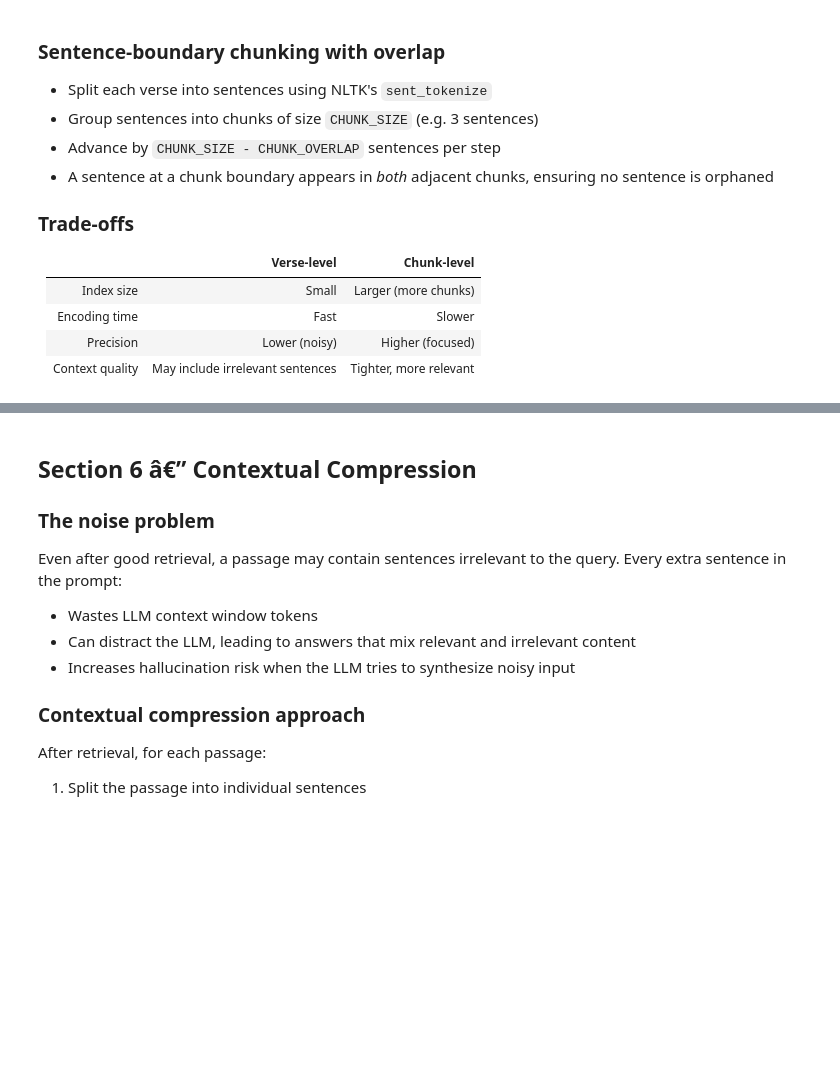
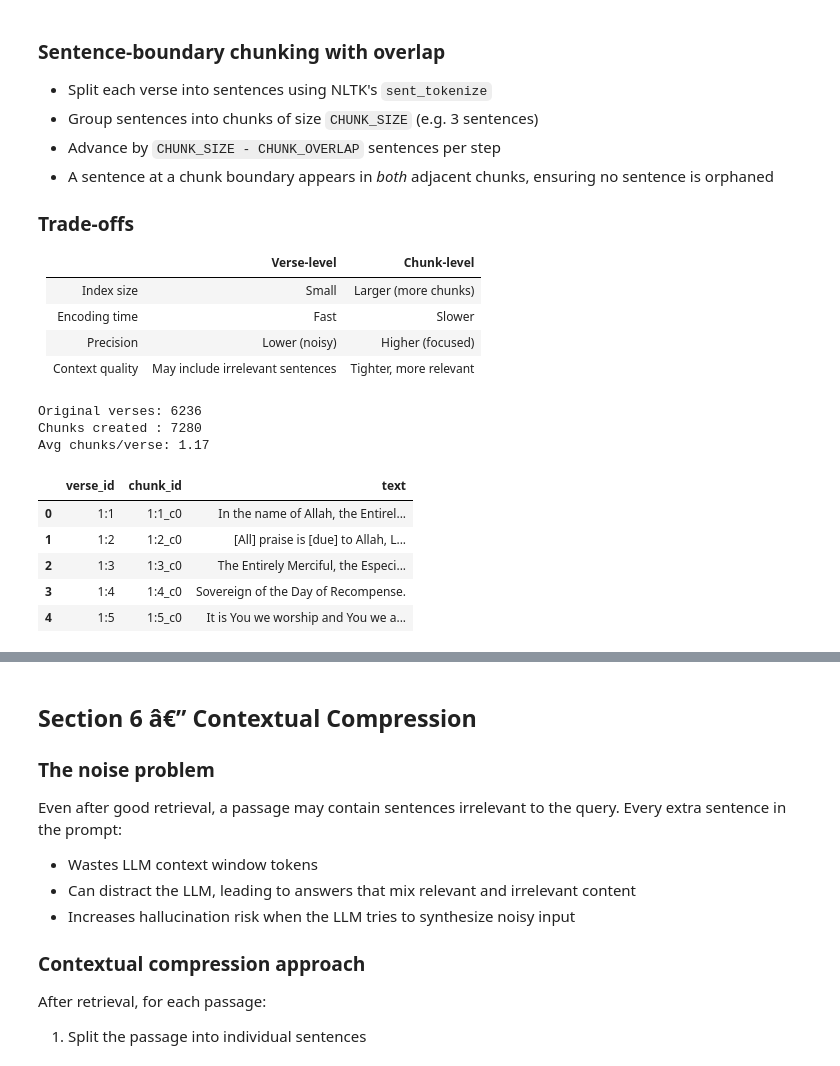
Before and after one commit to haqnawaz99/bow-embeddings, a Jupyter notebook: Claude/NB09_Advanced_RAG_Techniques.ipynb, the cells around one changed output, grey strips where cells are left out. Drawn from its saved outputs; the diff is of its cells as text; code cells hidden in the pictures; blank space fills up the shorter version.

```diff
--- a/Claude/NB09_Advanced_RAG_Techniques.ipynb
+++ b/Claude/NB09_Advanced_RAG_Techniques.ipynb
@@ -53,7 +53,8 @@ MODEL_NAME     = "all-MiniLM-L6-v2"
 CROSS_ENC_NAME = "cross-encoder/ms-marco-MiniLM-L-6-v2"
 GEN_MODEL      = "google/flan-t5-small"
 USE_LOCAL_LLM  = True
-MAX_VERSES     = 2500
+TEXT_COL       = "sahih"         # column used for embeddings
+EMBEDDINGS_DIR = Path("..") / "embeddings"  # shared cache folder
 TOP_K          = 4
 BM25_CANDIDATES = 20    # BM25 recall pool
 DENSE_CANDIDATES = 20   # SBERT recall pool
@@ -120,20 +126,35 @@ score(d) = sum over all systems S of: 1 / (k + rank_S(d))
 
 Where `k = 60` is a smoothing constant. Higher-ranked documents get higher scores; the constant `k` prevents top-1 from dominating overwhelmingly.
 # %%
-# BM25 index
+# BM25 index — built from token lists, no disk cache needed (fast)
 bm25 = BM25Okapi(df["bm25_tokens"].tolist())
 print("BM25 index built over", len(df), "verses")
 
-# SBERT index
+# SBERT index — load from cache if available, else encode and save
 print("Building SBERT index...")
 st_model = SentenceTransformer(MODEL_NAME)
-corpus_emb = st_model.encode(
-    df["daryabadi"].tolist(),
-    batch_size=64,
-    convert_to_numpy=True,
-    normalize_embeddings=True,
-    show_progress_bar=True,
-).astype(np.float32)
+
+EMBEDDINGS_DIR.mkdir(parents=True, exist_ok=True)
+cache_file = EMBEDDINGS_DIR / f"{MODEL_NAME.replace('/', '_')}_{TEXT_COL}.npy"
+
+if cache_file.exists():
+    print("Loading cached embeddings from:", cache_file)
+    corpus_emb = np.load(str(cache_file))
+    print("Loaded shape:", corpus_emb.shape)
+else:
+    print("Encoding", len(df), "verses (column:", TEXT_COL, ")...")
+    t0 = time.perf_counter()
+    corpus_emb = st_model.encode(
+        df[TEXT_COL].tolist(),
+        batch_size=64,
+        convert_to_numpy=True,
+        normalize_embeddings=True,
+        show_progress_bar=True,
+    ).astype(np.float32)
+    print("Encoded in", round(time.perf_counter() - t0, 2), "s")
+    np.save(str(cache_file), corpus_emb)
+    print("Saved embeddings to:", cache_file)
+
 corpus_emb = np.ascontiguousarray(corpus_emb)
 d = corpus_emb.shape[1]
 index_flat = faiss.IndexFlatIP(d)
@@ -168,7 +195,7 @@ def hybrid_retrieve(query, top_k=TOP_K, bm25_pool=BM25_CANDIDATES, dense_pool=DE
     for rank, (idx, score) in enumerate(ranked, 1):
         row = df.iloc[idx]
         results.append({"rank": rank, "verse_id": row["verse_id"],
-                         "text": row["daryabadi"], "rrf_score": round(score, 5)})
+                         "text": row["sahih"], "rrf_score": round(score, 5)})
     return results
 
 # Demo
@@ -318,9 +399,9 @@ for vid in dense_ids2:
     if len(row) == 0:
         continue
     qvec = np.ascontiguousarray(st_model.encode([q_demo], normalize_embeddings=True).astype(np.float32))
-    dvec = np.ascontiguousarray(st_model.encode([row.iloc[0]["daryabadi"]], normalize_embeddings=True).astype(np.float32))
+    dvec = np.ascontiguousarray(st_model.encode([row.iloc[0]["sahih"]], normalize_embeddings=True).astype(np.float32))
     score = float(np.dot(qvec, dvec.T))
-    print(" [", vid, "] score=", round(score, 4), ":", row.iloc[0]["daryabadi"][:80])
+    print(" [", vid, "] score=", round(score, 4), ":", row.iloc[0]["sahih"][:80])
 
 print()
 print("--- HyDE top-" + str(TOP_K) + " (query embedded as hypothetical doc) ---")
@@ -365,29 +467,39 @@ NB08 used the full verse as the retrieval unit. This is simple but has two weakn
 # %%
 def chunk_text(text, verse_id, chunk_size=CHUNK_SIZE, overlap=CHUNK_OVERLAP):
     sentences = sent_tokenize(text)
     chunks = []
     step = max(1, chunk_size - overlap)
     for start in range(0, len(sentences), step):
         chunk_sents = sentences[start:start + chunk_size]
         if len(chunk_sents) == 0:
             break
         chunks.append({
             "verse_id": verse_id,
             "chunk_id": verse_id + "_c" + str(start),
             "text": " ".join(chunk_sents),
         })
     return chunks
 
 # Build chunk corpus from the same df
 all_chunks = []
 for _, row in df.iterrows():
-    all_chunks.extend(chunk_text(row["daryabadi"], row["verse_id"]))
+    all_chunks.extend(chunk_text(row["sahih"], row["verse_id"]))
 
 chunks_df = pd.DataFrame(all_chunks)
 print("Original verses:", len(df))
 print("Chunks created :", len(chunks_df))
 print("Avg chunks/verse:", round(len(chunks_df) / len(df), 2))
 chunks_df.head(5)
+# %% [output]
+Original verses: 6236
+Chunks created : 7280
+Avg chunks/verse: 1.17
+|  | verse_id | chunk_id | text |
+| 0 | 1:1 | 1:1_c0 | In the name of Allah, the Entirel... |
+| 1 | 1:2 | 1:2_c0 | [All] praise is [due] to Allah, L... |
+| 2 | 1:3 | 1:3_c0 | The Entirely Merciful, the Especi... |
+| 3 | 1:4 | 1:4_c0 | Sovereign of the Day of Recompense. |
+| 4 | 1:5 | 1:5_c0 | It is You we worship and You we a... |
 # %%
 print("Encoding", len(chunks_df), "chunks...")
 chunk_emb = st_model.encode(
```
Also changed, not shown: parts of 16 cells of this notebook, 1 other file.
